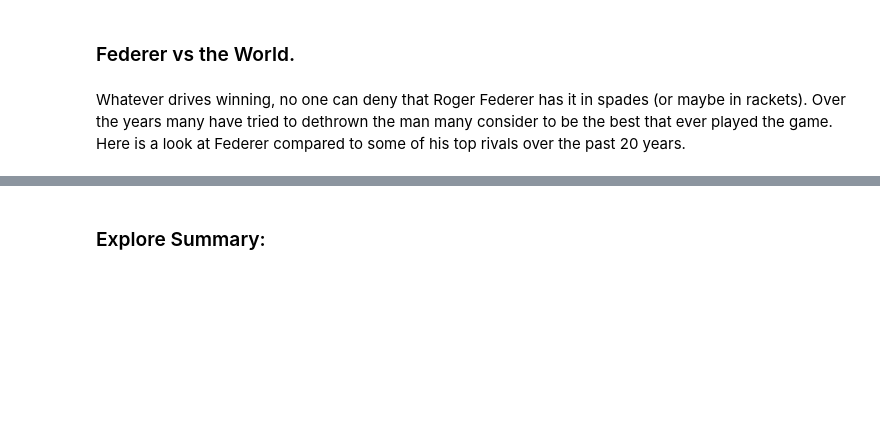
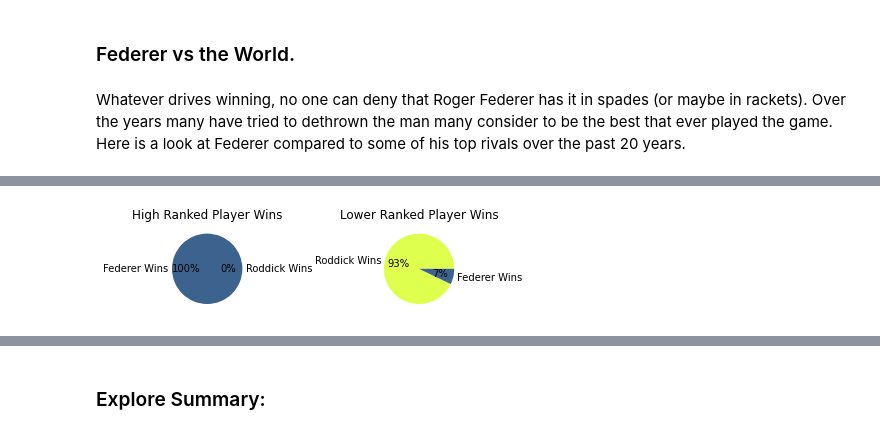
Before and after one commit to Racket-Science/Tennis-Match-Predictions, a Jupyter notebook: Notebooks/MVP Notebook.ipynb, the cells around one changed output, grey strips where cells are left out. Saved outputs shown, nothing was run; the diff lists cells and outputs as text; code cells hidden in the pictures; blank space fills up the shorter version.

```diff
--- a/Notebooks/MVP Notebook.ipynb
+++ b/Notebooks/MVP Notebook.ipynb
@@ -272,0 +287,4 @@ Whatever drives winning, no one can deny that Roger Federer has it in spades (or
+# %%
+e1.get_pies_upsets_fed_rod()
+# %% [output]
+[figure, added]
```
Also changed, not shown: parts of 21 cells of this notebook.
